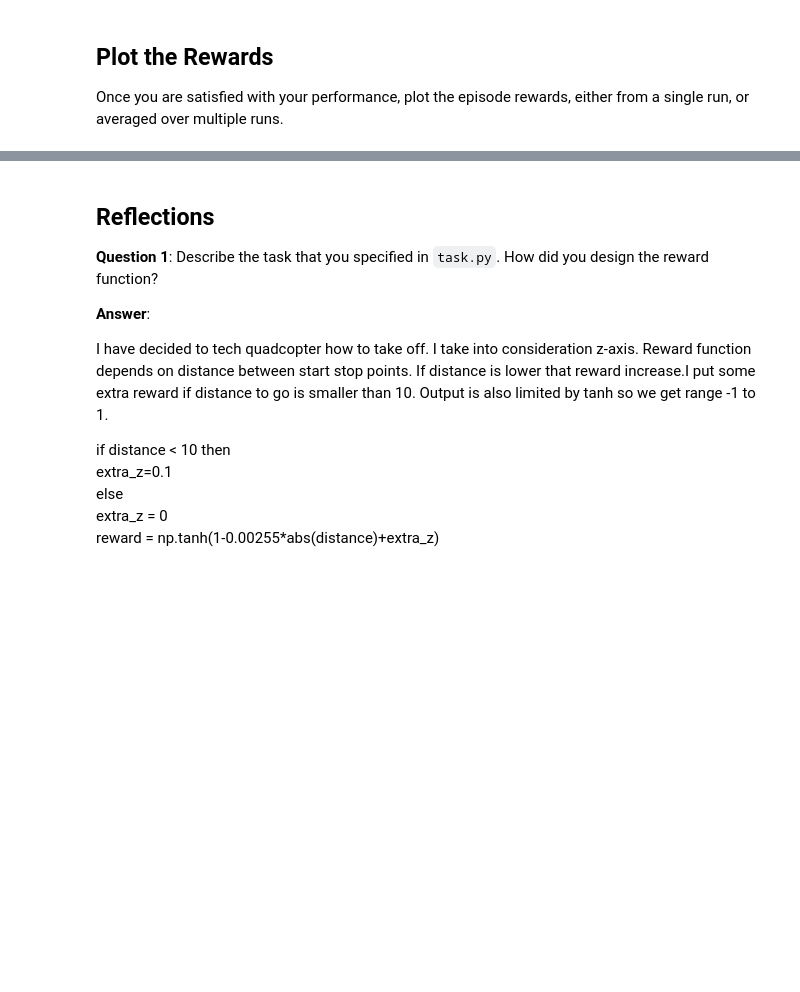
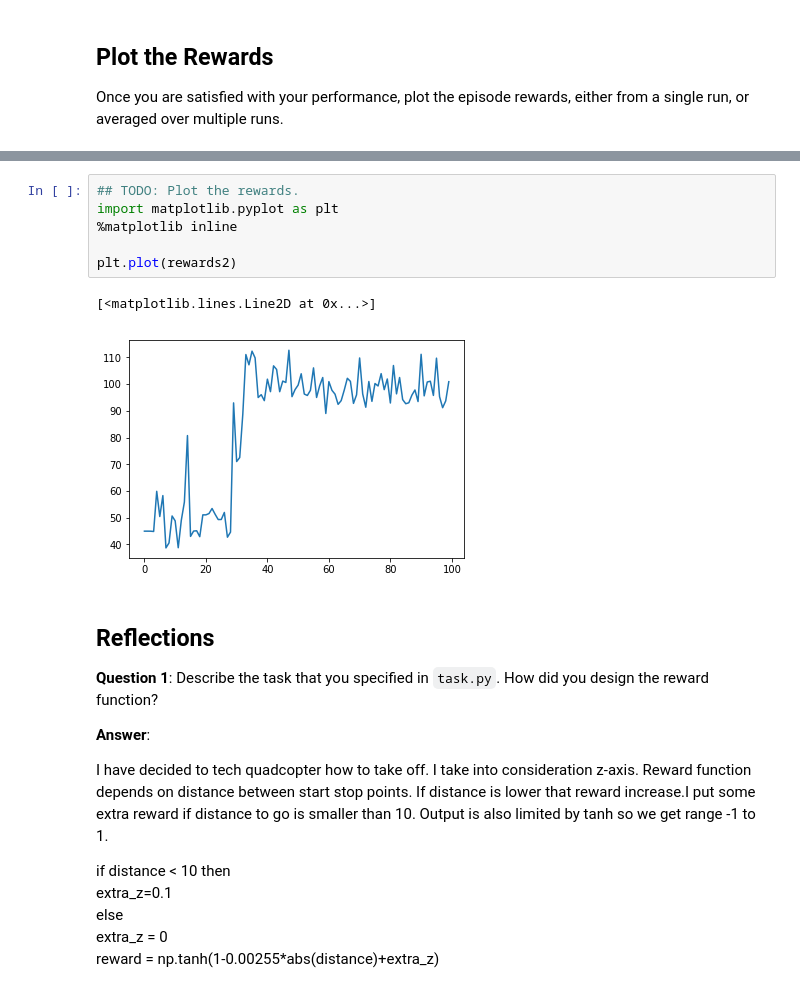
Before and after one commit to darkwap/rl-quadcopter, a Jupyter notebook: Quadcopter_Project.ipynb, the cells around one changed output, grey strips where cells are left out. Drawn from its saved outputs; the diff is of its cells as text; blank space fills up the shorter version.

```diff
--- a/Quadcopter_Project.ipynb
+++ b/Quadcopter_Project.ipynb
@@ -276,3 +363,12 @@ plt.plot(rewards)
+# %%
+## TODO: Plot the rewards.
+import matplotlib.pyplot as plt
+%matplotlib inline
+
+plt.plot(rewards2)
+# %% [output]
+[<matplotlib.lines.Line2D at 0x...>]
+[figure, added]
 # %% [markdown]
 ## Reflections
 
```
Also changed, not shown: parts of 8 cells of this notebook, 2 other files.
